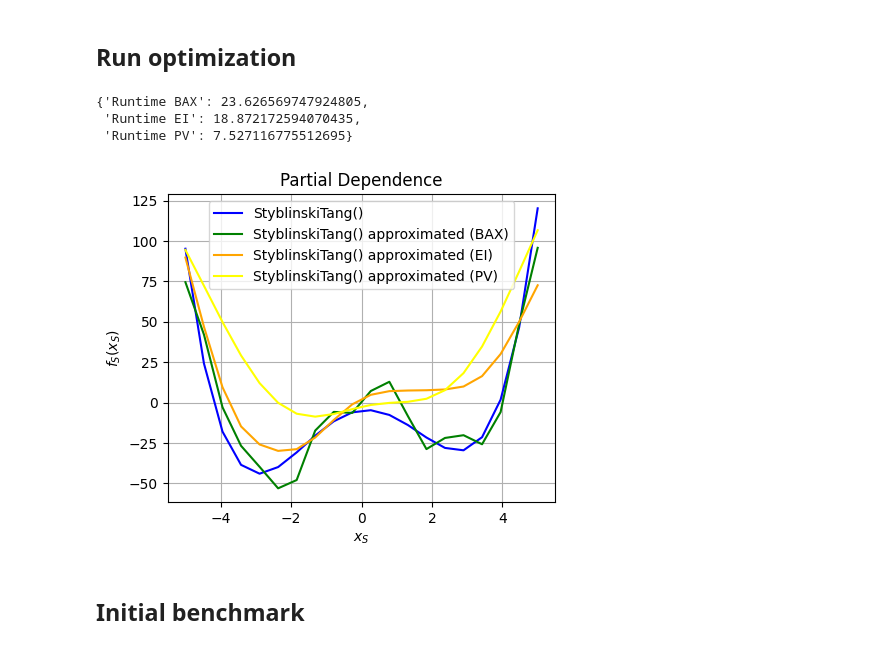
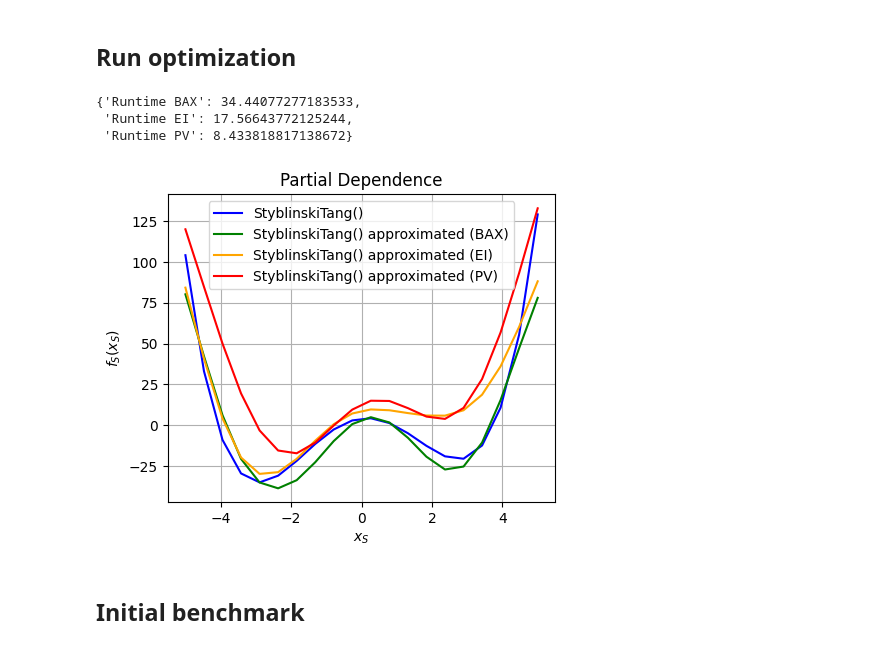
Before and after one commit to juliambr/botorch, a Jupyter notebook: tutorials/bax_explained.ipynb, the cells around one changed output. Saved outputs shown, nothing was run; the diff lists cells and outputs as text; code cells hidden in the pictures.

```diff
--- a/tutorials/bax_explained.ipynb
+++ b/tutorials/bax_explained.ipynb
@@ -33,5 +35,6 @@ torch.set_default_dtype(torch.float64)
 # %%
 # Helper functions
+
 def plot_test_function(f, resolution=100):
     x1 = torch.linspace(f.bounds[0][0], f.bounds[1][0], resolution)
     x2 = torch.linspace(f.bounds[0][1], f.bounds[1][1], resolution)
@@ -71,7 +74,7 @@ def run_optimization_loop(acq_function, initial_design, f, num_iterations, algor
 
     tstart = time.time()
 
-    if acq_function == "BAX":
+    if acq_function == "BAX" or acq_function == "BOBAX":
         algorithm.initialize()
 
     data = copy.deepcopy(initial_design)
@@ -81,9 +84,7 @@ def run_optimization_loop(acq_function, initial_design, f, num_iterations, algor
 
     f_bounds = f.bounds.clone().detach()
 
-    candidate_set = torch.rand(1000, d, device="cpu")
-    candidate_set = f_bounds[0,:] + (f_bounds[1,:] - f_bounds[0,:]) * candidate_set
-    candidate_set = candidate_set.unsqueeze(1)
+    exe_path = algorithm.params.x_path.unsqueeze(0)
 
     model_list = []
 
@@ -94,19 +95,27 @@ def run_optimization_loop(acq_function, initial_design, f, num_iterations, algor
         fit_gpytorch_mll(mll);
 
         if acq_function == "BAX":
-            acq = InfoBAX(model=model, algorithm=algorithm, fixed_x_execution_path=True, n_path=1)
+            acq = InfoBAX(model=model, algorithm=algorithm, exe_path_deterministic_x=True, n_path=1)
         if acq_function == "EI":
             acq = ExpectedImprovement(model=model, best_f=best_f, maximize=False)
         if acq_function == "PV":
             acq = PosteriorVariance(model=model, maximize=False)
+        if acq_function == "BOBAX":
+            EIG = InfoBAX(model=model, algorithm=algorithm, exe_path_deterministic_x=True, n_path=1)
+            # Tensor of shape (n_path, len_exe_path, d)
+            # Corresponding to (n_batch, P, d)
+            pareto_sets = torch.stack([torch.stack(el.x) for el in EIG.exe_path_list], dim=0)
 
-        acq_values = acq.forward(candidate_set)
+            acq = qMultiObjectivePredictiveEntropySearch(
+                        model=model,
+                        pareto_sets=pareto_sets,
+                        maximize=False
+                    )
 
-        idx_best = acq_values.argmax()
-        candidate_new = candidate_set[idx_best, ].unsqueeze(0)
+        candidate, _ = optimize_acqf(acq, f_bounds, 1, 1, 512, sequential=True)
 
-        data.x = torch.cat((data.x, candidate_set[idx_best, ]), dim=0)
-        data.y = torch.cat((data.y, f(candidate_new)), dim=0)
+        data.x = torch.cat((data.x, candidate), dim=0)
+        data.y = torch.cat((data.y, f(candidate).unsqueeze(0)), dim=0)
 
         best_f = data.y.min()
 
@@ -118,7 +127,7 @@ def run_optimization_loop(acq_function, initial_design, f, num_iterations, algor
 
 def compute_approximated_PD(f, approx_model, alg):
     f_approx_bounds = f.bounds.clone().detach()
-    f_approx = ApproxmiateObjective(dim=f.dim, bounds=f_approx_bounds, model=approx_model)
+    f_approx = ApproximateObjective(dim=f.dim, bounds=f_approx_bounds.T, model=approx_model)
 
     alg.initialize()
 
@@ -152,7 +161,7 @@ $$
 
 **Note**: Practically, we would deal with functions of dimensions higher than $2$, which are challenging to visualize directly. Computing the partial dependence allows us to gain insights into multidimensional functions, making them more interpretable in a visual format.
 # %%
-params = {"name": "PDP", "xs": 0, "n_points": 50, "bounds": f.bounds, "grid_size": 20}
+params = {"name": "PDP", "xs": 0, "n_points": 20, "bounds": f.bounds, "grid_size": 20}
 alg = PDPAlgorithm(params)
 alg.initialize()
 out = alg.run_algorithm_on_f(f)
@@ -177,7 +186,7 @@ We assume we have have access to an archive $A_T$ of size $T = 8$, with $x^{(i)}
 sobol = torch.quasirandom.SobolEngine(dimension=d, scramble=True, seed=1234)
 
 data = Namespace()
-X = sobol.draw(n=8)
+X = sobol.draw(n=4*f.dim)
 data.x = f.bounds[0,:] + (f.bounds[1,:] - f.bounds[0,:]) * X
 data.y = f(data.x).unsqueeze(0).T
 
@@ -305,9 +334,9 @@ res_PV = run_optimization_loop("PV", data, f, 20, PDPAlgorithm(params))
 # %%
 pprint.pprint({"Runtime BAX": res_BAX[2], "Runtime EI": res_EI[2], "Runtime PV": res_PV[2]})
 # %% [output]
-{'Runtime BAX': 23.626569747924805,
- 'Runtime EI': 18.872172594070435,
- 'Runtime PV': 7.527116775512695}
+{'Runtime BAX': 34.44077277183533,
+ 'Runtime EI': 17.56643772125244,
+ 'Runtime PV': 8.433818817138672}
 # %%
 out_BAX = compute_approximated_PD(f, res_BAX[0], alg)
 out_EI = compute_approximated_PD(f, res_EI[0], alg)
@@ -315,14 +344,14 @@ out_PV = compute_approximated_PD(f, res_PV[0], alg)
 # %%
 # PLOT
 plt.figure(figsize=(5, 4))
 
 outputs = [out, out_BAX, out_EI, out_PV]
 labels = [str(f), str(f) + " approximated (BAX)", str(f) + " approximated (EI)", str(f) + " approximated (PV)"]
-colors = ["blue", "green", "orange", "yellow"]
+colors = ["blue", "green", "orange", "red"]
 
 plot_pdp(outputs, title="Partial Dependence", labels=labels, colors=colors)
 # %% [output]
-[figure, old version]
+[figure, new version]
 # %% [markdown]
 ## Initial benchmark
 # %%
```
Also changed, not shown: parts of 28 cells of this notebook, 2 other files.
